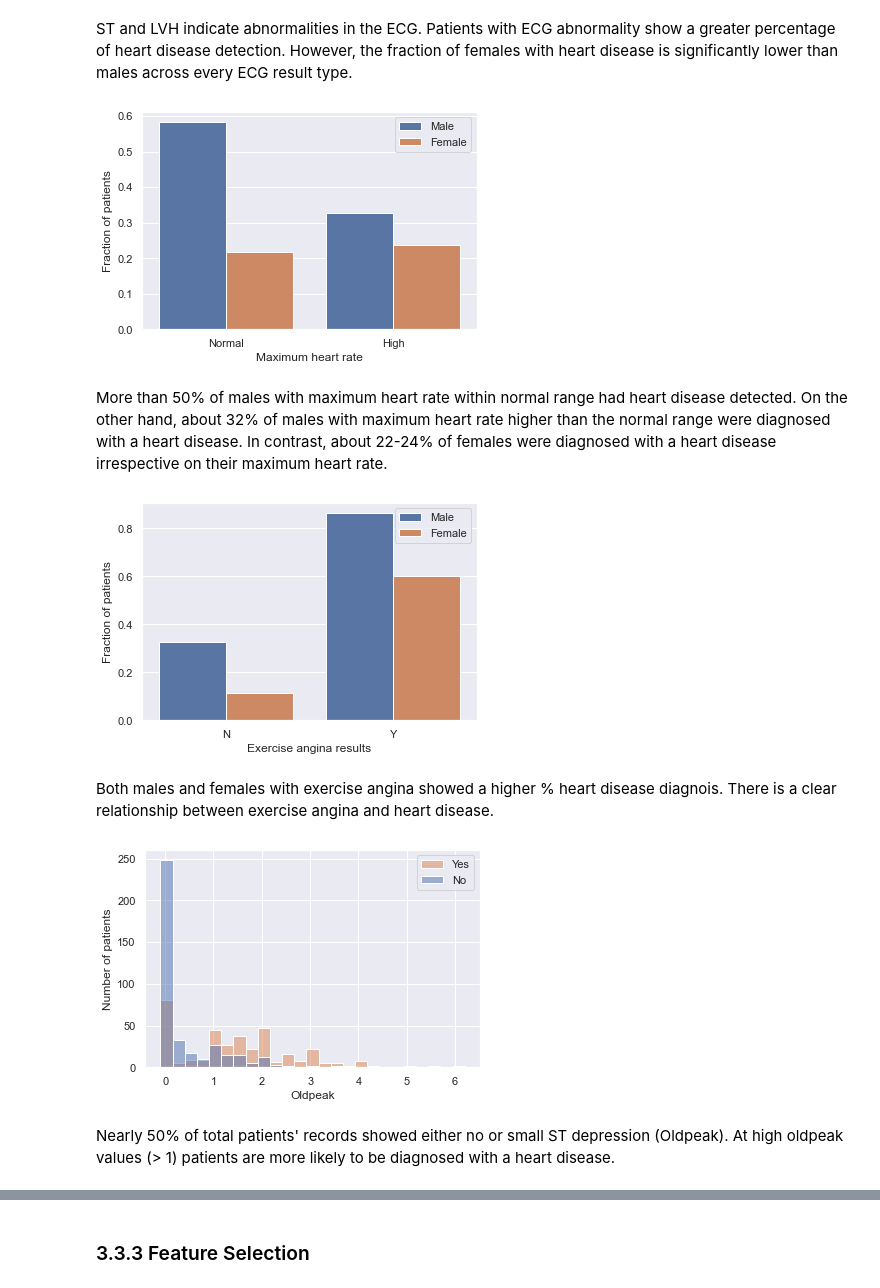
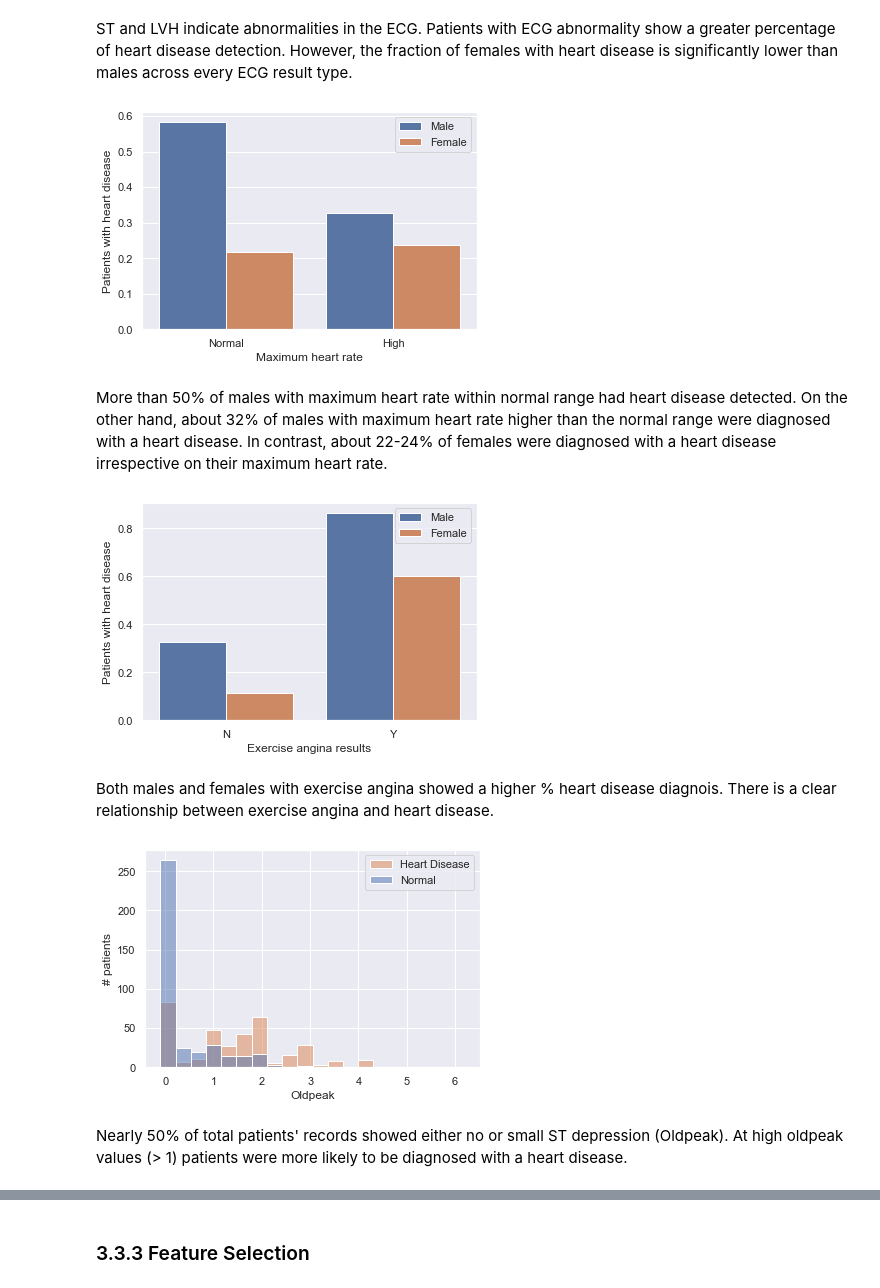
Before and after one commit to ninad22dixit/Heart_failure_prediction, a Jupyter notebook: 3.Exploratory_data_analysis.ipynb, the cells around one changed output, grey strips where cells are left out. Cells and saved outputs as stored; diff of their text form; code cells hidden in the pictures.

```diff
--- a/3.Exploratory_data_analysis.ipynb
+++ b/3.Exploratory_data_analysis.ipynb
@@ -28,9 +28,9 @@ df.head()
 | 3 | 48 | F | ASY | 138 | 214 | 0 | Normal | 108 | ... |
 | 4 | 54 | M | NAP | 150 | 195 | 0 | Normal | 122 | ... |
 # %%
-# Since 'MaxHR' and 'ST_slope' have already been converted into numerical forms, we can drop the original columns
+# Since 'MaxHR' has already been converted into numerical forms, we can drop the original column.
 
-df.drop(['MaxHR', 'ST_Slope'], axis=1, inplace = True)
+df.drop(['MaxHR'], axis=1, inplace = True)
 # %%
 df.head()
 # %% [output]
@@ -169,8 +87,0 @@ def age_converter(age):
-# %%
-# Create a new column of patients' age category
-
-df['AgeCat'] = df['Age'].apply(lambda x: age_converter(x))
-
-# Drop the original column from dataframe
-
-df.drop('Age', axis=1, inplace=True)
@@ -194,5 +87,0 @@ array(['RestingBP', 'Cholesterol', 'FastingBS', 'Oldpeak', 'HeartDisease',
-# %%
-cols = ['AgeCat', 'SexCat', 'RestingBP', 'Cholesterol', 'FastingBS', 'Oldpeak', 'MaxHRCat', 'ST_SlopeCat', 'ChestPainTypeCat',
-        'RestingECGCat', 'ExerciseAnginaCat', 'HeartDisease']
-
-df = df[cols]
@@ -301,38 +180,37 @@ ST and LVH indicate abnormalities in the ECG. Patients with ECG abnormality show
 # %%
 # Maximum heart rate and heart disease
 
-g = sns.barplot(x='MaxHRCat', y='HeartDisease', hue='SexCat', data=df, ci=None)
+g = sns.barplot(x='MaxHRCat', y='HeartDisease', hue='Sex', data=df, ci=None)
 g.set_xticklabels(['Normal', 'High'])
 g.set_xlabel('Maximum heart rate')
-g.set_ylabel('Fraction of patients')
+g.set_ylabel('Patients with heart disease')
 plt.legend(['Male', 'Female'])
 plt.show();
 # %% [output]
-[figure, old version]
+[figure, new version]
 # %% [markdown]
 More than 50% of males with maximum heart rate within normal range had heart disease detected. On the other hand, about 32% of males with maximum heart rate higher than the normal range were diagnosed with a heart disease. In contrast, about 22-24% of females were diagnosed with a heart disease irrespective on their maximum heart rate.
 # %%
 # Exercise angina and heart disease
 
-g = sns.barplot(x='ExerciseAnginaCat', y='HeartDisease', hue='SexCat', data=df, ci=None)
-g.set_xticklabels(angina_order)
+g = sns.barplot(x='ExerciseAngina', y='HeartDisease', hue='Sex', data=df, ci=None)
 g.set_xlabel('Exercise angina results')
-g.set_ylabel('Fraction of patients')
+g.set_ylabel('Patients with heart disease')
 plt.legend(['Male', 'Female'])
 plt.show();
 # %% [output]
-[figure, old version]
+[figure, new version]
 # %% [markdown]
 Both males and females with exercise angina showed a higher % heart disease diagnois. There is a clear relationship between exercise angina and heart disease.
 # %%
-# Cholesterol level and heart disease
+# Oldpeak value and heart disease
 
-g = sns.histplot(data=df, x='Oldpeak', hue='HeartDisease', bins=25)
+g = sns.histplot(data=df, x='Oldpeak', hue='HeartDisease')
 g.set_xlabel('Oldpeak')
-g.set_ylabel('Number of patients')
-plt.legend(['Yes','No'])
+g.set_ylabel('# patients')
+plt.legend(['Heart Disease', 'Normal'])
 plt.show();
 # %% [output]
-[figure, old version]
+[figure, new version]
 # %% [markdown]
-Nearly 50% of total patients' records showed either no or small ST depression (Oldpeak). At high oldpeak values (> 1) patients are more likely to be diagnosed with a heart disease.
+Nearly 50% of total patients' records showed either no or small ST depression (Oldpeak). At high oldpeak values (> 1) patients were more likely to be diagnosed with a heart disease.
```
Also changed, not shown: parts of 45 cells of this notebook.
